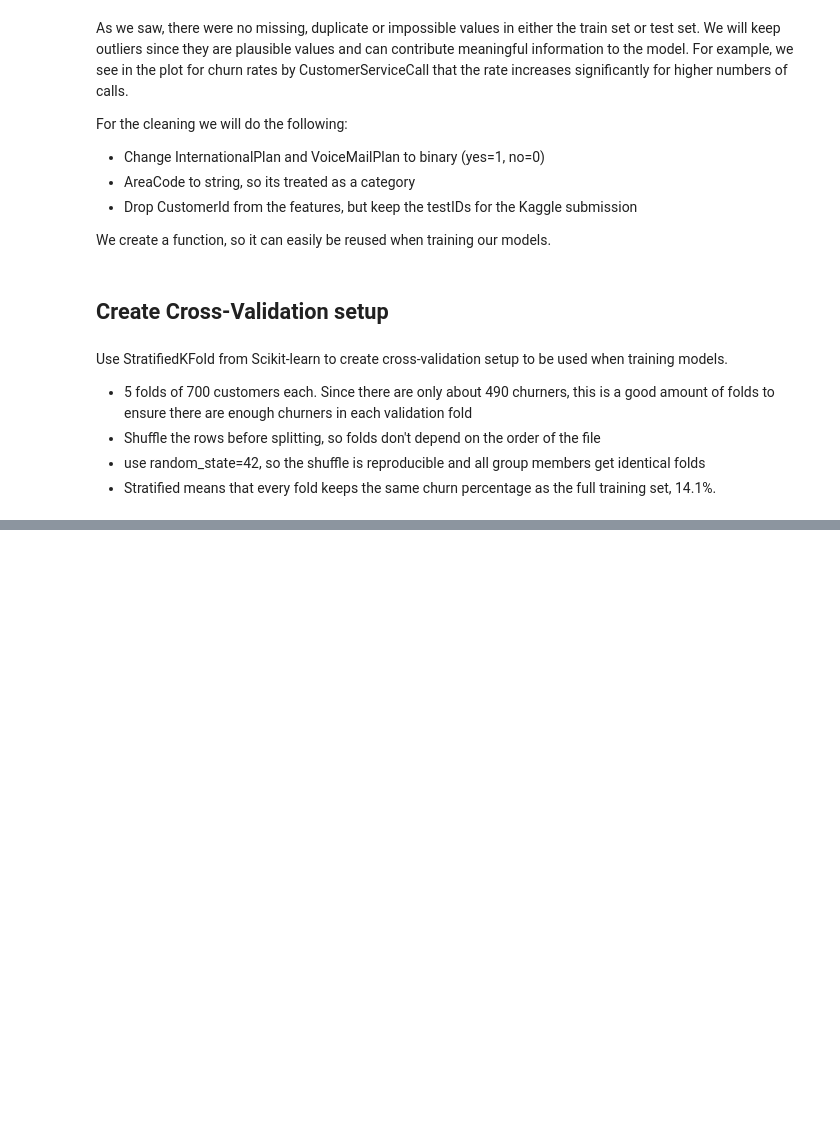
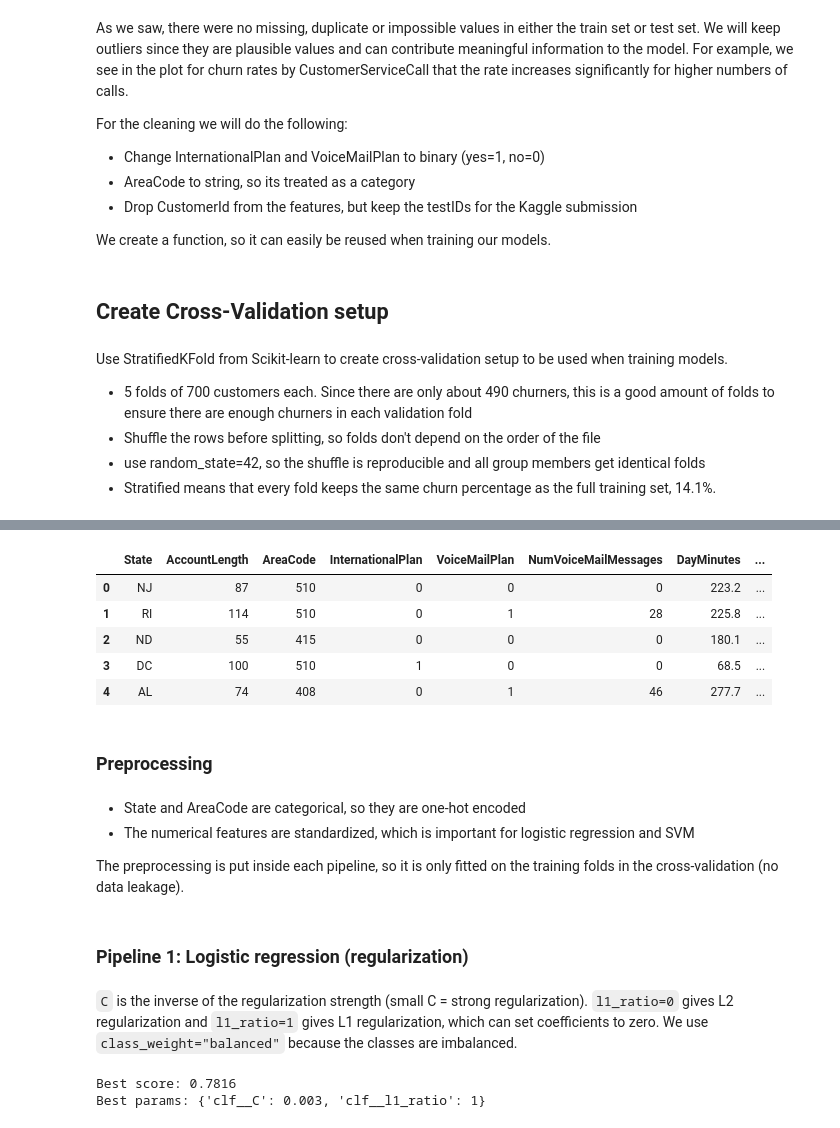
Before and after one commit to theaaga/dat200_CA4_group18, a Jupyter notebook: data_exploration_and_cleaning.ipynb, the cells around one changed output, grey strips where cells are left out. Drawn from its saved outputs; the diff is of its cells as text; code cells hidden in the pictures; blank space fills up the shorter version.

```diff
--- a/data_exploration_and_cleaning.ipynb
+++ b/data_exploration_and_cleaning.ipynb
@@ -411,6 +424,9 @@ def clean(df):
     # Convert AreaCode to string
     df["AreaCode"] = df["AreaCode"].astype(str)
 
+    # Drop CustomerId, since it is an identifier and not a feature
+    df = df.drop(columns=["CustomerId"], errors="ignore")
+
     # Double check that there are no missing values
     assert df.isnull().sum().sum() == 0
 
@@ -433,0 +456,6 @@ Functions for data loading, cleaning, and cv-setup are added to `common.py` so i
+# %%
+# Clean train and test with the function from the data cleaning
+X = clean(train_df.drop(columns=["Churn"]))
+y = train_df["Churn"]
+X_test = clean(test_df)
+test_ids = test_df["CustomerId"]  # keep for the Kaggle submission
@@ -433,0 +468,34 @@ Functions for data loading, cleaning, and cv-setup are added to `common.py` so i
+# %%
+def add_features(df):
+    df = df.copy()
+    periods = ["Day", "Eve", "Night", "Intl"]
+
+    # Totals over all periods
+    df["TotalMinutes"] = df[[p + "Minutes" for p in periods]].sum(axis=1)
+    df["TotalCalls"] = df[[p + "Calls" for p in periods]].sum(axis=1)
+    df["TotalCharge"] = df[[p + "Charge" for p in periods]].sum(axis=1)
+
+    # Flag for many customer service calls
+    df["ManyServiceCalls"] = (df["CustomerServiceCalls"] >= 4).astype(int)
+
+    # Drop the charge columns for each period
+    df = df.drop(columns=[p + "Charge" for p in periods])
+    return df
+
+X = add_features(X)
+X_test = add_features(X_test)
+X.head()
+# %% [output]
+|  | State | AccountLength | AreaCode | InternationalPlan | VoiceMailPlan | NumVoiceMailMessages | DayMinutes | ... |
+| 0 | NJ | 87 | 510 | 0 | 0 | 0 | 223.2 | ... |
+| 1 | RI | 114 | 510 | 0 | 1 | 28 | 225.8 | ... |
+| 2 | ND | 55 | 415 | 0 | 0 | 0 | 180.1 | ... |
+| 3 | DC | 100 | 510 | 1 | 0 | 0 | 68.5 | ... |
+| 4 | AL | 74 | 408 | 0 | 1 | 46 | 277.7 | ... |
+# %% [markdown]
+### Preprocessing
+# %% [markdown]
+- State and AreaCode are categorical, so they are one-hot encoded
+- The numerical features are standardized, which is important for logistic regression and SVM
+
+The preprocessing is put inside each pipeline, so it is only fitted on the training folds in the cross-validation (no data leakage).
@@ -433,0 +510,23 @@ Functions for data loading, cleaning, and cv-setup are added to `common.py` so i
+# %% [markdown]
+### Pipeline 1: Logistic regression (regularization)
+# %% [markdown]
+`C` is the inverse of the regularization strength (small C = strong regularization). `l1_ratio=0` gives L2 regularization and `l1_ratio=1` gives L1 regularization, which can set coefficients to zero. We use `class_weight="balanced"` because the classes are imbalanced.
+# %%
+pipe_lr = Pipeline([
+    ("preprocess", preprocessor),
+    ("clf", LogisticRegression(solver="saga", class_weight="balanced", max_iter=5000))
+])
+
+param_grid_lr = {
+    "clf__C": [0.001, 0.003, 0.01, 0.1, 1, 10],
+    "clf__l1_ratio": [0, 1],  # 0 = L2, 1 = L1
+}
+
+grid_lr = GridSearchCV(pipe_lr, param_grid_lr, scoring=SCORING, cv=cv, n_jobs=-1)
+grid_lr.fit(X, y)
+
+print("Best score:", round(grid_lr.best_score_, 4))
+print("Best params:", grid_lr.best_params_)
+# %% [output]
+Best score: 0.7816
+Best params: {'clf__C': 0.003, 'clf__l1_ratio': 1}
```
Also changed, not shown: parts of 29 cells of this notebook.
